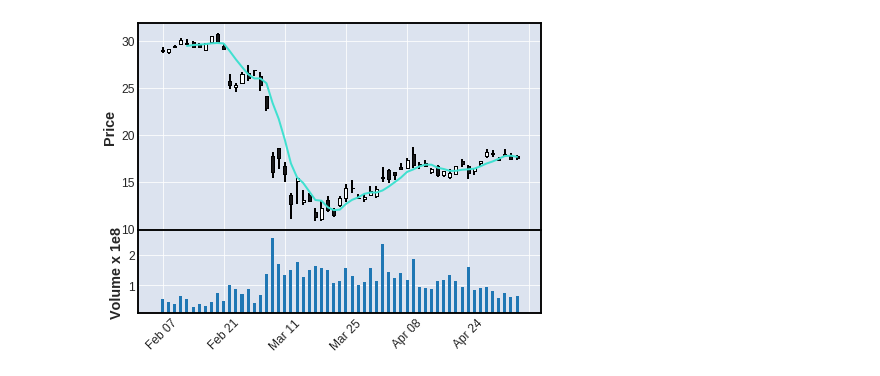
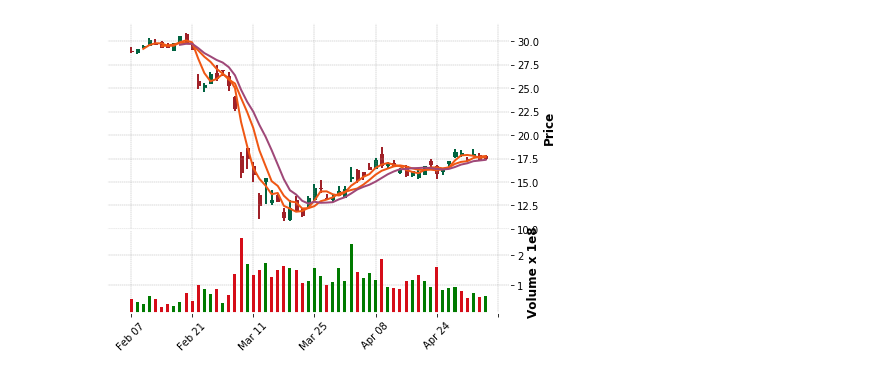
Before and after one commit to JairoRotava/lindolfo, a Jupyter notebook: Teste colab.ipynb, the cells around one changed output. Saved outputs shown, nothing was run; the diff lists cells and outputs as text; code cells hidden in the pictures.

```diff
--- a/Teste colab.ipynb
+++ b/Teste colab.ipynb
@@ -75,17 +75,17 @@ display(opcoes_ordenadas_lucro[:10])
 # %%
 # Aqui usa o yahoo finance para pegar historico da acao. Utiliza versao modificada
 # (no git) pois a original da pau com algumas acoes brasileiras
 
 # O ticker precisa de + .SA para funcionar - representa bovespa
 ticker = yf.Ticker( papel_acao + '.SA')
 # valid periods: 1d,5d,1mo,3mo,6mo,1y,2y,5y,10y,ytd,max
 hist = ticker.history(period='3mo')
 
 # Mostra grafico
 #ax = plt.gca()
 ##hist.plot(y=['Open', 'High', 'Low', 'Close'], ax=ax)
 #hist.plot(secondary_y=True, y='Volume', ax=ax)
 #plt.show()
-mpf.plot(hist, type ='candle', mav=5, volume=True)
+mpf.plot(hist, type ='candle', style='charles', mav=(3,6,9), volume=True)
 # %% [output]
-[figure, old version]
+[figure, new version]
```
